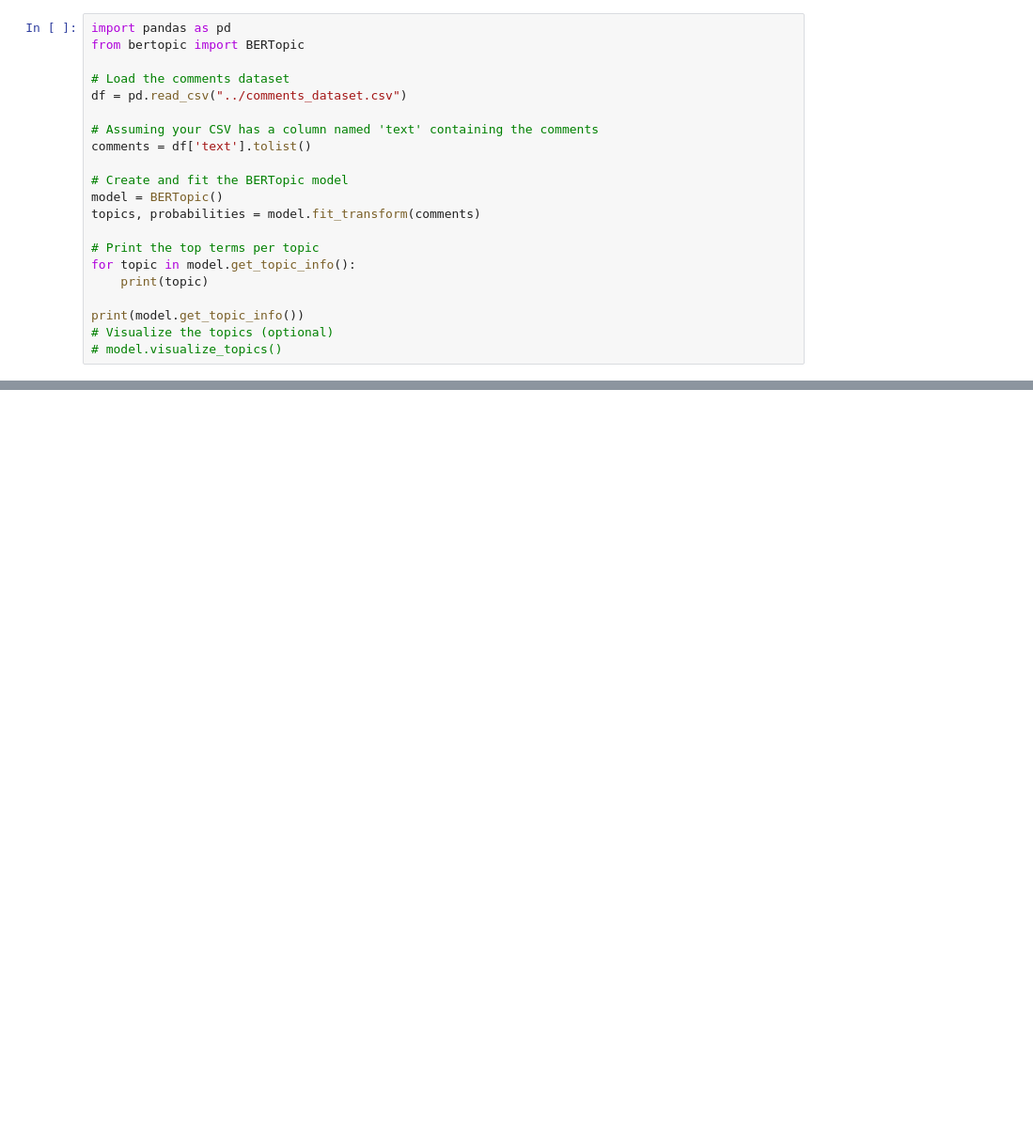
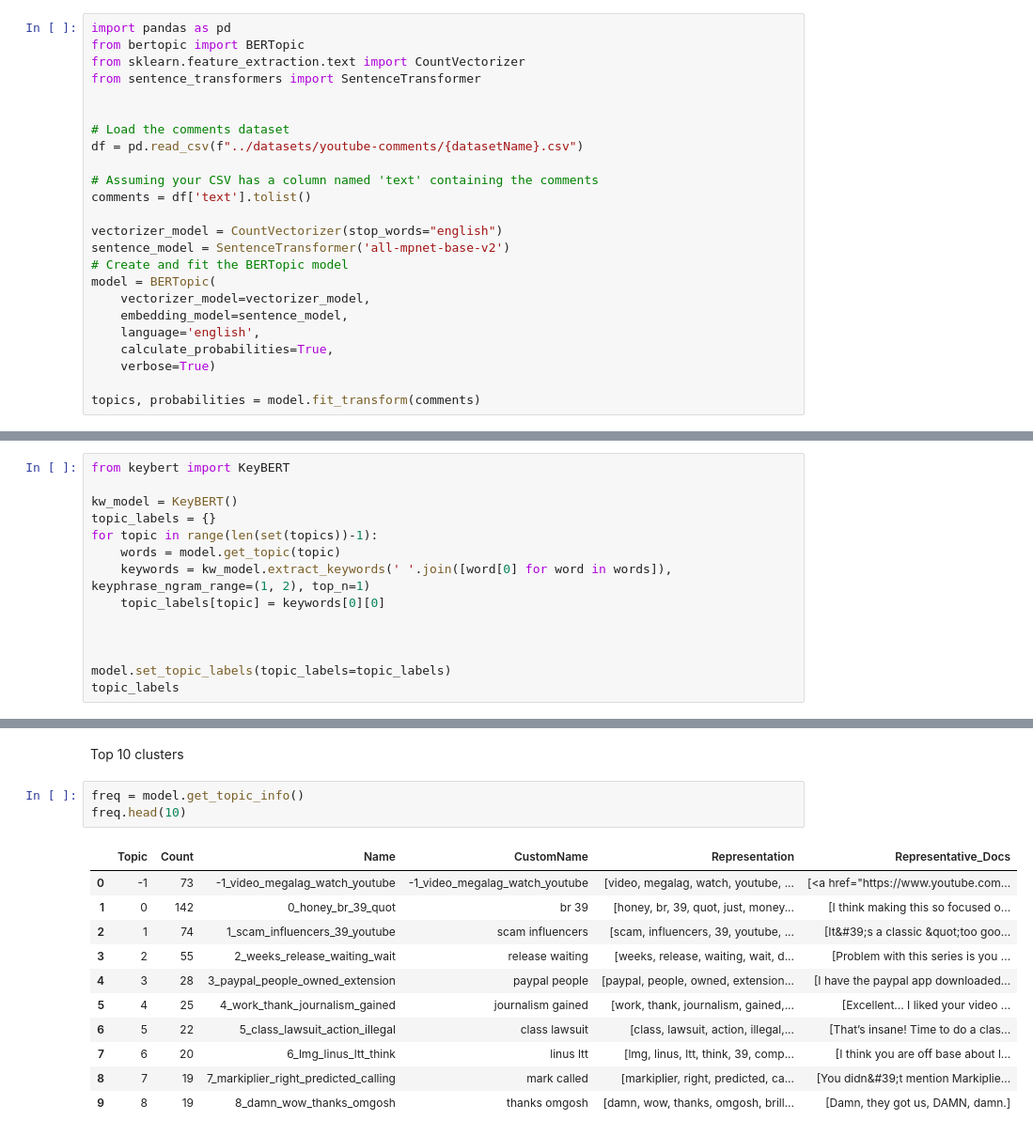
Before and after one commit to yoav0gal/SM-insights, a Jupyter notebook: Notebooks/BERTopic/BERTopic.ipynb, the cells around one changed output, grey strips where cells are left out. Shown: that part at 94% size. Drawn from its saved outputs; the diff is of its cells as text; blank space fills up the shorter version.

Commit message:
initial bertTopic notebook + data set creation via api

```diff
--- a/Notebooks/BERTopic/BERTopic.ipynb
+++ b/Notebooks/BERTopic/BERTopic.ipynb
@@ -12,22 +64,25 @@ To disable this warning, you can either:
 # %%
 import pandas as pd
 from bertopic import BERTopic
+from sklearn.feature_extraction.text import CountVectorizer
+from sentence_transformers import SentenceTransformer
+
 
 # Load the comments dataset
-df = pd.read_csv("../comments_dataset.csv")
+df = pd.read_csv(f"../datasets/youtube-comments/{datasetName}.csv")
 
 # Assuming your CSV has a column named 'text' containing the comments
 comments = df['text'].tolist()
 
+vectorizer_model = CountVectorizer(stop_words="english")
+sentence_model = SentenceTransformer('all-mpnet-base-v2')
 # Create and fit the BERTopic model
-model = BERTopic()
+model = BERTopic(
+    vectorizer_model=vectorizer_model,
+    embedding_model=sentence_model,
+    language='english',
+    calculate_probabilities=True,
+    verbose=True)
+
 topics, probabilities = model.fit_transform(comments)
-
-# Print the top terms per topic
-for topic in model.get_topic_info():
-    print(topic)
-
-print(model.get_topic_info())
-# Visualize the topics (optional)
-# model.visualize_topics()
 # %% [output]
@@ -34,0 +99,14 @@ print(model.get_topic_info())
+# %%
+from keybert import KeyBERT
+
+kw_model = KeyBERT()
+topic_labels = {}
+for topic in range(len(set(topics))-1):
+    words = model.get_topic(topic)
+    keywords = kw_model.extract_keywords(' '.join([word[0] for word in words]), keyphrase_ngram_range=(1, 2), top_n=1)
+    topic_labels[topic] = keywords[0][0]
+
+
+
+model.set_topic_labels(topic_labels=topic_labels)
+topic_labels
@@ -34,0 +141,17 @@ print(model.get_topic_info())
+# %% [markdown]
+Top 10 clusters
+# %%
+freq = model.get_topic_info()
+freq.head(10)
+# %% [output]
+|  | Topic | Count | Name | CustomName | Representation | Representative_Docs |
+| 0 | -1 | 73 | -1_video_megalag_watch_youtube | -1_video_megalag_watch_youtube | [video, megalag, watch, youtube, ... | [<a href="https://www.youtube.com... |
+| 1 | 0 | 142 | 0_honey_br_39_quot | br 39 | [honey, br, 39, quot, just, money... | [I think making this so focused o... |
+| 2 | 1 | 74 | 1_scam_influencers_39_youtube | scam influencers | [scam, influencers, 39, youtube, ... | [It&#39;s a classic &quot;too goo... |
+| 3 | 2 | 55 | 2_weeks_release_waiting_wait | release waiting | [weeks, release, waiting, wait, d... | [Problem with this series is you ... |
+| 4 | 3 | 28 | 3_paypal_people_owned_extension | paypal people | [paypal, people, owned, extension... | [I have the paypal app downloaded... |
+| 5 | 4 | 25 | 4_work_thank_journalism_gained | journalism gained | [work, thank, journalism, gained,... | [Excellent... I liked your video ... |
+| 6 | 5 | 22 | 5_class_lawsuit_action_illegal | class lawsuit | [class, lawsuit, action, illegal,... | [That’s insane! Time to do a clas... |
+| 7 | 6 | 20 | 6_lmg_linus_ltt_think | linus ltt | [lmg, linus, ltt, think, 39, comp... | [I think you are off base about l... |
+| 8 | 7 | 19 | 7_markiplier_right_predicted_calling | mark called | [markiplier, right, predicted, ca... | [You didn&#39;t mention Markiplie... |
+| 9 | 8 | 19 | 8_damn_wow_thanks_omgosh | thanks omgosh | [damn, wow, thanks, omgosh, brill... | [Damn, they got us, DAMN, damn.] |
```
Also changed, not shown: parts of 21 cells of this notebook, 4 other files.
